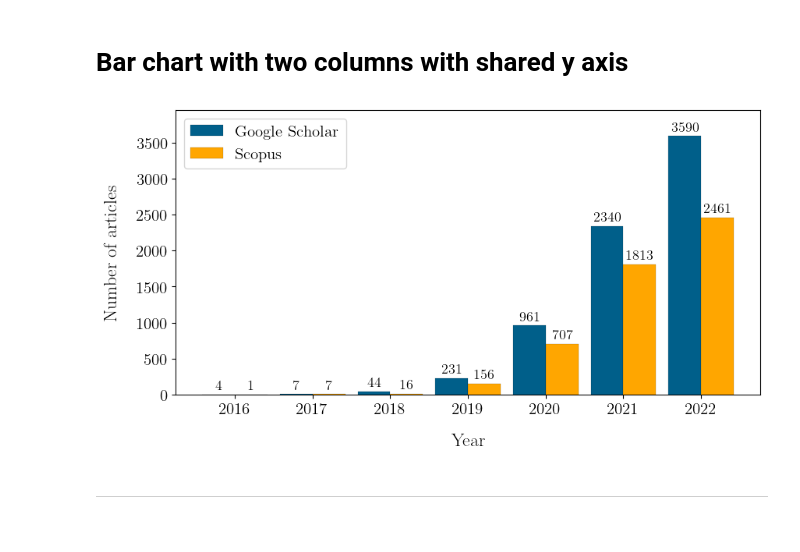
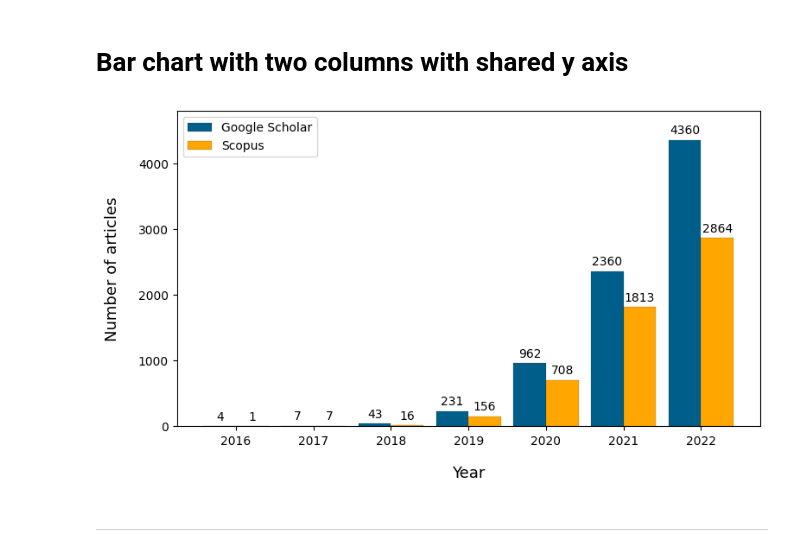
Before and after one commit to sfandres/federated-graphs, a Jupyter notebook: bar_charts.ipynb, the cells around one changed output. Drawn from its saved outputs; the diff is of its cells as text; code cells hidden in the pictures.

Commit message:
graphs adjusted to show normal fonts

```diff
--- a/bar_charts.ipynb
+++ b/bar_charts.ipynb
@@ -14,8 +14,8 @@ import numpy as np
 # %%
 %pycodestyle_on
 # %%
-plt.rc('text', usetex=True)
-plt.rc('font', family='serif', size=15)
+# plt.rc('text', usetex=True)
+# plt.rc('font', family='serif', size=15)
 # %% [markdown]
 ***
 # %% [markdown]
@@ -156,7 +156,7 @@ def double_bar_plot_shared_axis(data_x, data_y1, data_y2,
            label=r'{}'.format(y1_label),
            zorder=3)
 
-    ax.set_ylabel(y_axis_label, labelpad=15, fontsize=17)
+    ax.set_ylabel(y_axis_label, labelpad=15, fontsize=13)  # 17
     max_y_value = np.maximum(v1, v2)
     ax.set_ylim(0, np.max(max_y_value) + np.max(max_y_value) * 0.1)
 
@@ -181,13 +181,13 @@ def double_bar_plot_shared_axis(data_x, data_y1, data_y2,
         ax.annotate(format(bar.get_height(), '.0f'),
                     (bar.get_x() + bar.get_width() / 2, bar.get_height()),
                     ha='center', va='center',
-                    size=13, xytext=(0, 8),
+                    xytext=(0, 8),  # size=13,
                     textcoords='offset points')
 
     # Set X ticks and label.
     plt.xticks([r + barWidth - barWidth/2 for r in range(len(v1))],
                data_x)
-    ax.set_xlabel(x_axis_label, labelpad=15, fontsize=17)
+    ax.set_xlabel(x_axis_label, labelpad=15, fontsize=13)  # 17
 
     # Legend.
     handles, labels = [], []
@@ -222,23 +222,23 @@ def double_bar_plot_shared_axis(data_x, data_y1, data_y2,
                 bbox_inches='tight')
 # %%
 data_x = [2016 + x for x in range(0, 7)]
-data_scholar = [4, 7, 44, 231, 961, 2340, 3590]
-data_scopus = [1, 7, 16, 156, 707, 1813, 2461]
-fig_size = (10, 5)
+data_scholar = [4, 7, 43, 231, 962, 2360, 4360]
+data_scopus = [1, 7, 16, 156, 708, 1813, 2864]
+fig_size = (9, 5)
 
 double_bar_plot_shared_axis(
     data_x,
     data_scholar,
     data_scopus,
     x_axis_label='Year',
     y_axis_label='Number of articles',
     y1_label='Google Scholar',
     y2_label='Scopus',
     plt_name='02-fl-articles',
     fig_size=fig_size
 )
 # %% [output]
-[figure, old version]
+[figure, new version]
 # %% [markdown]
 ***
 # %% [markdown]
```
Also changed, not shown: parts of 1 cell of this notebook.
